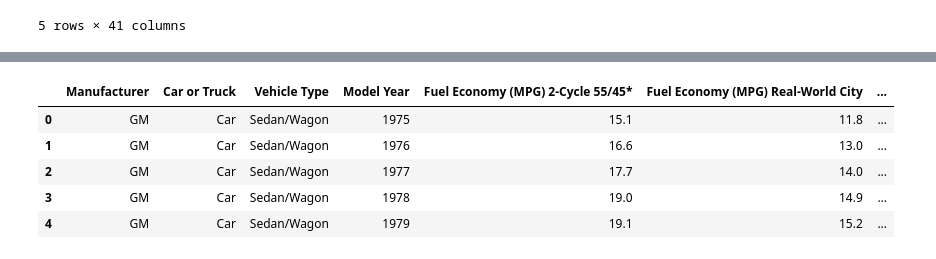
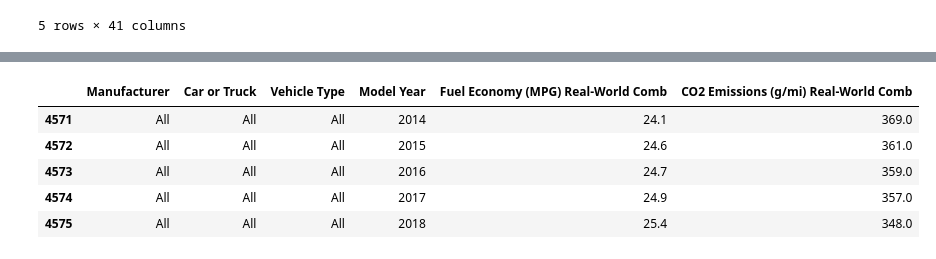
Before and after one commit to mdemarici/ev_project-, a Jupyter notebook: Data_Analytics/Cali_Pop_EC_Gas.ipynb, the cells around one changed output, grey strips where cells are left out. Saved outputs shown, nothing was run; the diff lists cells and outputs as text; code cells hidden in the pictures.

```diff
--- a/Data_Analytics/Cali_Pop_EC_Gas.ipynb
+++ b/Data_Analytics/Cali_Pop_EC_Gas.ipynb
@@ -153,13 +210,13 @@ Vehicle Size: Large                        373
 dtype: int64
 # %%
 # Delete unnecessary columns
-mpg_df.drop(mpg_df.columns[[11, 12, 13, 14, 15, 16, 17, 18, 19, 20, 21, 22, 23, 24,
+mpg_df.drop(mpg_df.columns[[4, 5, 6, 8, 9, 11, 12, 13, 14, 15, 16, 17, 18, 19, 20, 21, 22, 23, 24,
                             25, 26, 27, 28, 29, 30, 31, 32, 33, 34, 35, 36, 37, 38, 39, 40]], axis = 1, inplace = True)
-mpg_df.head()
+mpg_df.tail()
 # %% [output]
-|  | Manufacturer | Car or Truck | Vehicle Type | Model Year | Fuel Economy (MPG) 2-Cycle 55/45* | Fuel Economy (MPG) Real-World City | ... |
-| 0 | GM | Car | Sedan/Wagon | 1975 | 15.1 | 11.8 | ... |
-| 1 | GM | Car | Sedan/Wagon | 1976 | 16.6 | 13.0 | ... |
-| 2 | GM | Car | Sedan/Wagon | 1977 | 17.7 | 14.0 | ... |
-| 3 | GM | Car | Sedan/Wagon | 1978 | 19.0 | 14.9 | ... |
-| 4 | GM | Car | Sedan/Wagon | 1979 | 19.1 | 15.2 | ... |
+|  | Manufacturer | Car or Truck | Vehicle Type | Model Year | Fuel Economy (MPG) Real-World Comb | CO2 Emissions (g/mi) Real-World Comb |
+| 4571 | All | All | All | 2014 | 24.1 | 369.0 |
+| 4572 | All | All | All | 2015 | 24.6 | 361.0 |
+| 4573 | All | All | All | 2016 | 24.7 | 359.0 |
+| 4574 | All | All | All | 2017 | 24.9 | 357.0 |
+| 4575 | All | All | All | 2018 | 25.4 | 348.0 |
```
Also changed, not shown: parts of 14 cells of this notebook, 3 other files.
